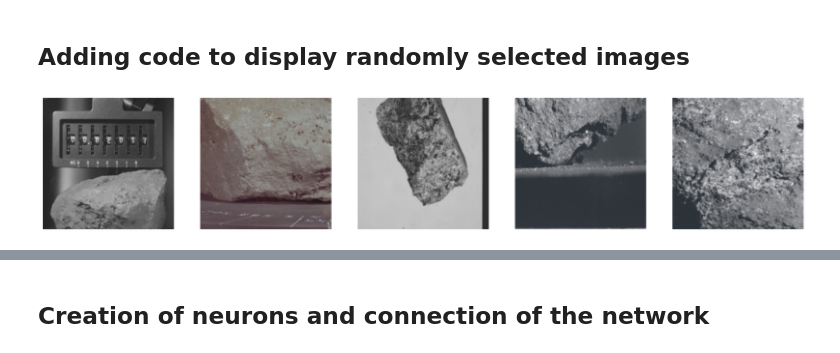
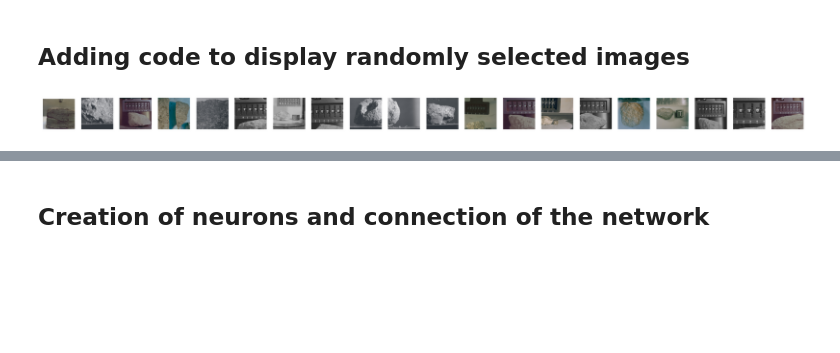
Before and after one commit to hharieta/PythonMSLearn, a Jupyter notebook: ClassifySpaceRocks/ClassifySpaceRockProgram.ipynb, the cells around one changed output, grey strips where cells are left out. Saved outputs shown, nothing was run; the diff lists cells and outputs as text; code cells hidden in the pictures; blank space fills up the shorter version.

```diff
--- a/ClassifySpaceRocks/ClassifySpaceRockProgram.ipynb
+++ b/ClassifySpaceRocks/ClassifySpaceRockProgram.ipynb
@@ -122,28 +124,28 @@ def get_random_images(num):
 # %%
 
 
 # Show five images
-images, labels = get_random_images(5)
+images, labels = get_random_images(20)
 
 # Convert the array of pixels to an image
 to_pil = transforms.ToPILImage()
 fig = plt.figure(figsize=(20, 20))
 
 # Get a list of all classes in the training data
 classes = trainloader.dataset.classes
 
 # Draw the images in a plot to display in the notebook
 
 for ii in range(len(images)):
     image = to_pil(images[ii])
     sub = fig.add_subplot(1, len(images), ii+1)
     plt.axis('off')
     plt.imshow(image)
 
 # Display all of the images
 plt.show()
 # %% [output]
-[figure, old version]
+[figure, new version]
 # %%
 # Determine if you're using a CPU or a GPU device to build the deep learning network
 device = torch.device("cuda" if torch.cuda.is_available() else "cpu")
```
Also changed, not shown: parts of 13 cells of this notebook, 1 other file.
